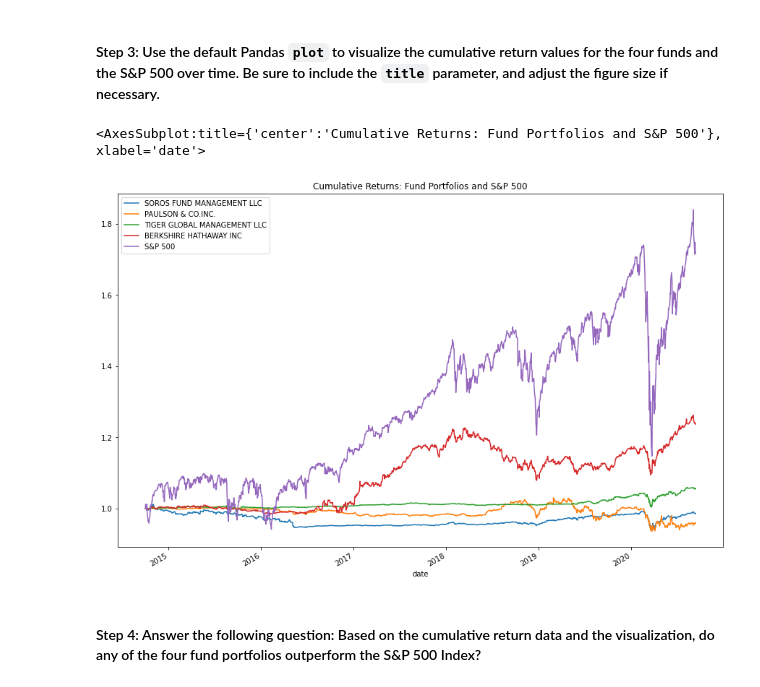
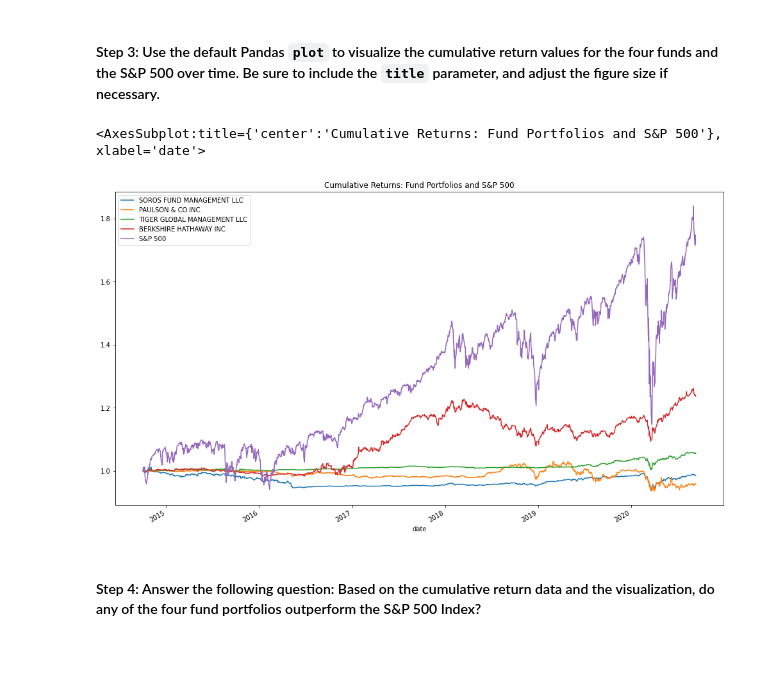
Before and after one commit to ScientiaCapital/Whale-Portfolio-Analysis, a Jupyter notebook: risk_return_analysis.ipynb, the cells around one changed output. Saved outputs shown, nothing was run; the diff lists cells and outputs as text; code cells hidden in the pictures; blank space fills up the shorter version.

```diff
--- a/risk_return_analysis.ipynb
+++ b/risk_return_analysis.ipynb
@@ -210,12 +185,12 @@ date
 # %%
 # Visualize the cumulative returns using the Pandas plot function
 whale_cumulative_returns.plot(
-    figsize=(15, 10),
+    figsize=(17, 10),
     title='Cumulative Returns: Fund Portfolios and S&P 500'
 )
 # %% [output]
 <AxesSubplot:title={'center':'Cumulative Returns: Fund Portfolios and S&P 500'}, xlabel='date'>
-[figure, old version]
+[figure, new version]
 # %% [markdown]
 #### Step 4: Answer the following question: Based on the cumulative return data and the visualization, do any of the four fund portfolios outperform the S&P 500 Index?
 # %%
```
Also changed, not shown: parts of 33 cells of this notebook.
